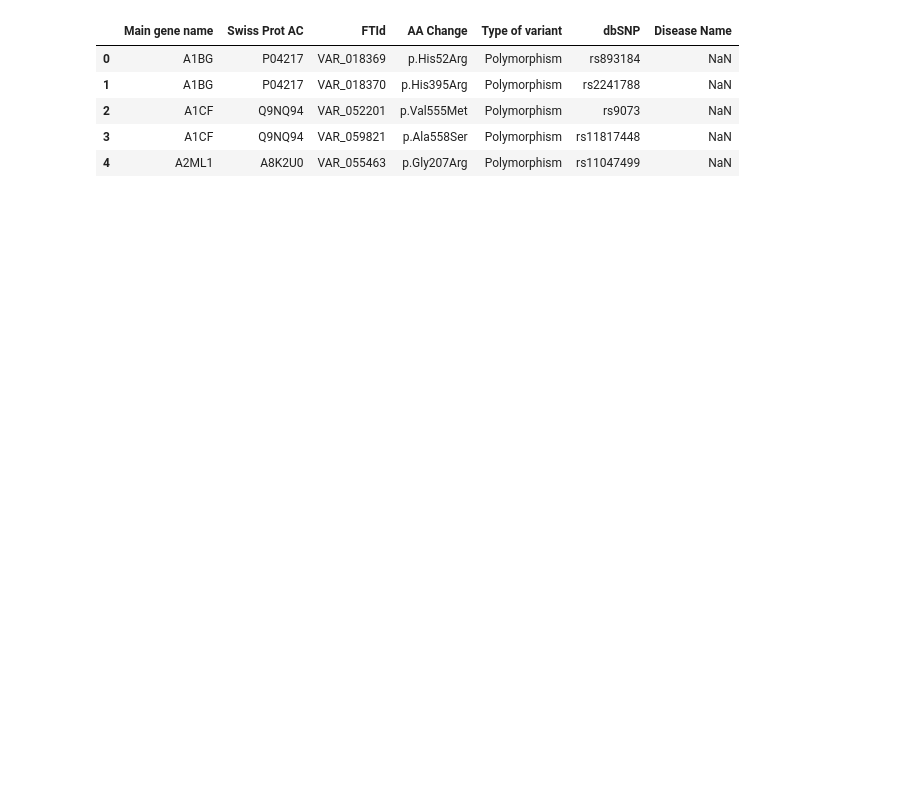
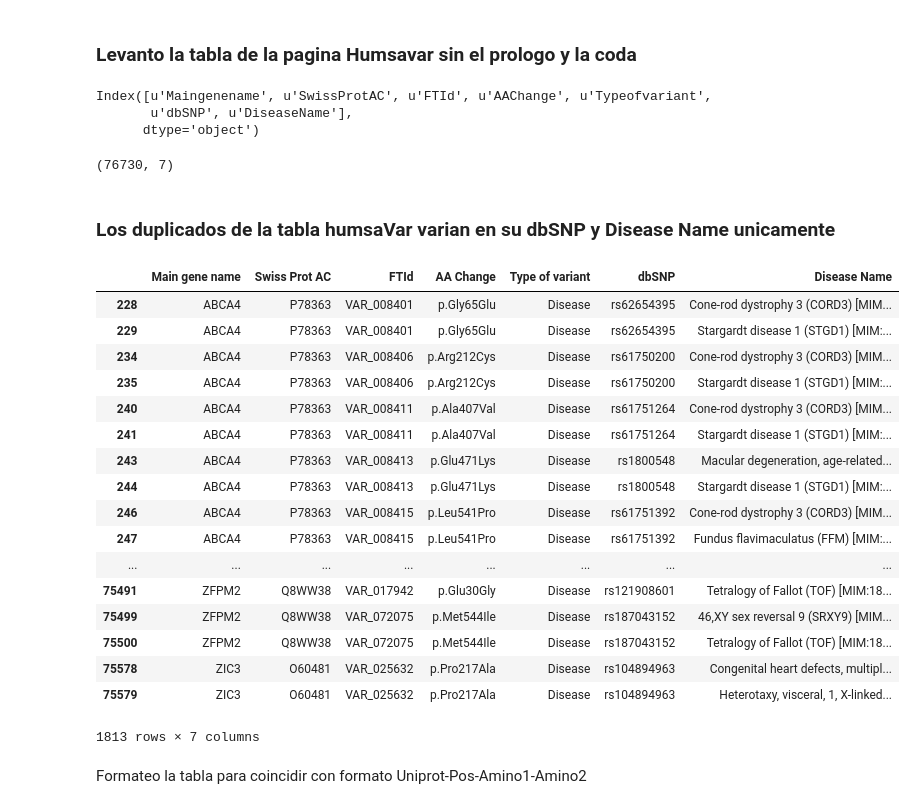
Before and after one commit to marlanbar/master-thesis, a Jupyter notebook: humsavar_analysis.ipynb, the cells around one changed output. Saved outputs shown, nothing was run; the diff lists cells and outputs as text; code cells hidden in the pictures; blank space fills up the shorter version.

Commit message:
humsavar_analysis

```diff
--- a/humsavar_analysis.ipynb
+++ b/humsavar_analysis.ipynb
@@ -1,14 +1,40 @@
 # %%
 import pandas as pd
+# %% [markdown]
+### Levanto la tabla de la pagina Humsavar sin el prologo y la coda
 # %%
 hum = pd.read_csv("data/humsavar_clean.csv.gz", sep=",")
+# %%
+hum.columns.str.replace(" ", "")
+# %% [output]
+Index([u'Maingenename', u'SwissProtAC', u'FTId', u'AAChange', u'Typeofvariant',
+       u'dbSNP', u'DiseaseName'],
+      dtype='object')
 # %%
-hum.head()
+hum.shape
 # %% [output]
-|  | Main gene name | Swiss Prot AC | FTId | AA Change | Type of variant | dbSNP | Disease Name |
-| 0 | A1BG | P04217 | VAR_018369 | p.His52Arg | Polymorphism | rs893184 | NaN |
-| 1 | A1BG | P04217 | VAR_018370 | p.His395Arg | Polymorphism | rs2241788 | NaN |
-| 2 | A1CF | Q9NQ94 | VAR_052201 | p.Val555Met | Polymorphism | rs9073 | NaN |
-| 3 | A1CF | Q9NQ94 | VAR_059821 | p.Ala558Ser | Polymorphism | rs11817448 | NaN |
-| 4 | A2ML1 | A8K2U0 | VAR_055463 | p.Gly207Arg | Polymorphism | rs11047499 | NaN |
+(76730, 7)
+# %% [markdown]
+### Los duplicados de la tabla humsaVar varian en su dbSNP y Disease Name unicamente
+# %%
+hum[hum[["Main gene name", "Swiss Prot AC", "AA Change"]].duplicated(keep=False)]
+# %% [output]
+|  | Main gene name | Swiss Prot AC | FTId | AA Change | Type of variant | dbSNP | Disease Name |
+| 228 | ABCA4 | P78363 | VAR_008401 | p.Gly65Glu | Disease | rs62654395 | Cone-rod dystrophy 3 (CORD3) [MIM... |
+| 229 | ABCA4 | P78363 | VAR_008401 | p.Gly65Glu | Disease | rs62654395 | Stargardt disease 1 (STGD1) [MIM:... |
+| 234 | ABCA4 | P78363 | VAR_008406 | p.Arg212Cys | Disease | rs61750200 | Cone-rod dystrophy 3 (CORD3) [MIM... |
+| 235 | ABCA4 | P78363 | VAR_008406 | p.Arg212Cys | Disease | rs61750200 | Stargardt disease 1 (STGD1) [MIM:... |
+| 240 | ABCA4 | P78363 | VAR_008411 | p.Ala407Val | Disease | rs61751264 | Cone-rod dystrophy 3 (CORD3) [MIM... |
+| 241 | ABCA4 | P78363 | VAR_008411 | p.Ala407Val | Disease | rs61751264 | Stargardt disease 1 (STGD1) [MIM:... |
+| 243 | ABCA4 | P78363 | VAR_008413 | p.Glu471Lys | Disease | rs1800548 | Macular degeneration, age-related... |
+| 244 | ABCA4 | P78363 | VAR_008413 | p.Glu471Lys | Disease | rs1800548 | Stargardt disease 1 (STGD1) [MIM:... |
+| 246 | ABCA4 | P78363 | VAR_008415 | p.Leu541Pro | Disease | rs61751392 | Cone-rod dystrophy 3 (CORD3) [MIM... |
+| 247 | ABCA4 | P78363 | VAR_008415 | p.Leu541Pro | Disease | rs61751392 | Fundus flavimaculatus (FFM) [MIM:... |
+| ... | ... | ... | ... | ... | ... | ... | ... |
+| 75491 | ZFPM2 | Q8WW38 | VAR_017942 | p.Glu30Gly | Disease | rs121908601 | Tetralogy of Fallot (TOF) [MIM:18... |
+| 75499 | ZFPM2 | Q8WW38 | VAR_072075 | p.Met544Ile | Disease | rs187043152 | 46,XY sex reversal 9 (SRXY9) [MIM... |
+| 75500 | ZFPM2 | Q8WW38 | VAR_072075 | p.Met544Ile | Disease | rs187043152 | Tetralogy of Fallot (TOF) [MIM:18... |
+| 75578 | ZIC3 | O60481 | VAR_025632 | p.Pro217Ala | Disease | rs104894963 | Congenital heart defects, multipl... |
+| 75579 | ZIC3 | O60481 | VAR_025632 | p.Pro217Ala | Disease | rs104894963 | Heterotaxy, visceral, 1, X-linked... |
+1813 rows × 7 columns
 # %%
@@ -34,6 +61,8 @@ AMINO_CODE = {"Ala": "A",\
               "Val": "V",\
               "Sec": "U"
              }
+# %% [markdown]
+Formateo la tabla para coincidir con formato Uniprot-Pos-Amino1-Amino2
 # %%
 df = pd.DataFrame(data=(hum["AA Change"].str[2:].str.split(r"([0-9]+)")).tolist(), columns=["C1", "C2", "C3"])
 df["C1"] = df.C1.map(AMINO_CODE)
```
Also changed, not shown: parts of 39 cells of this notebook.
